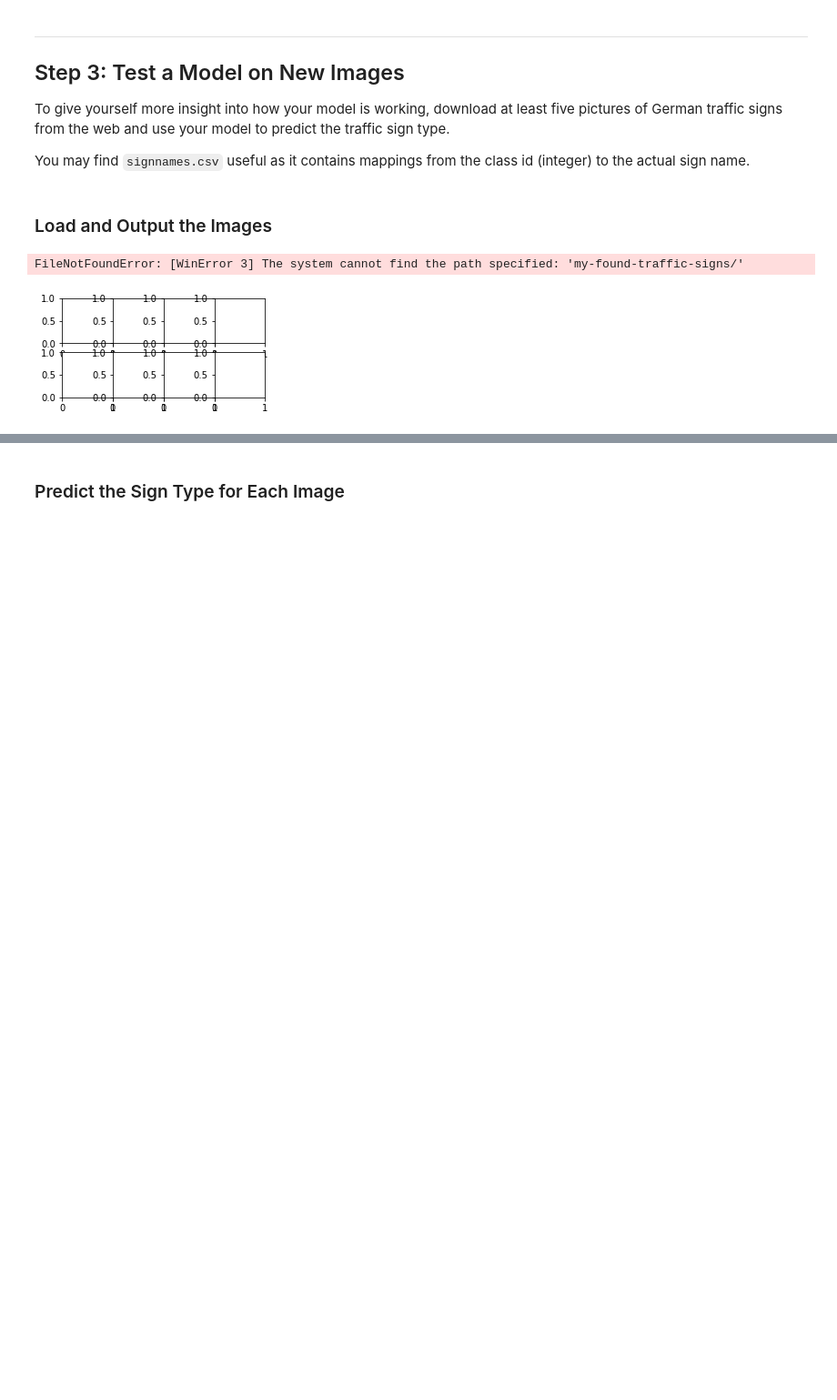
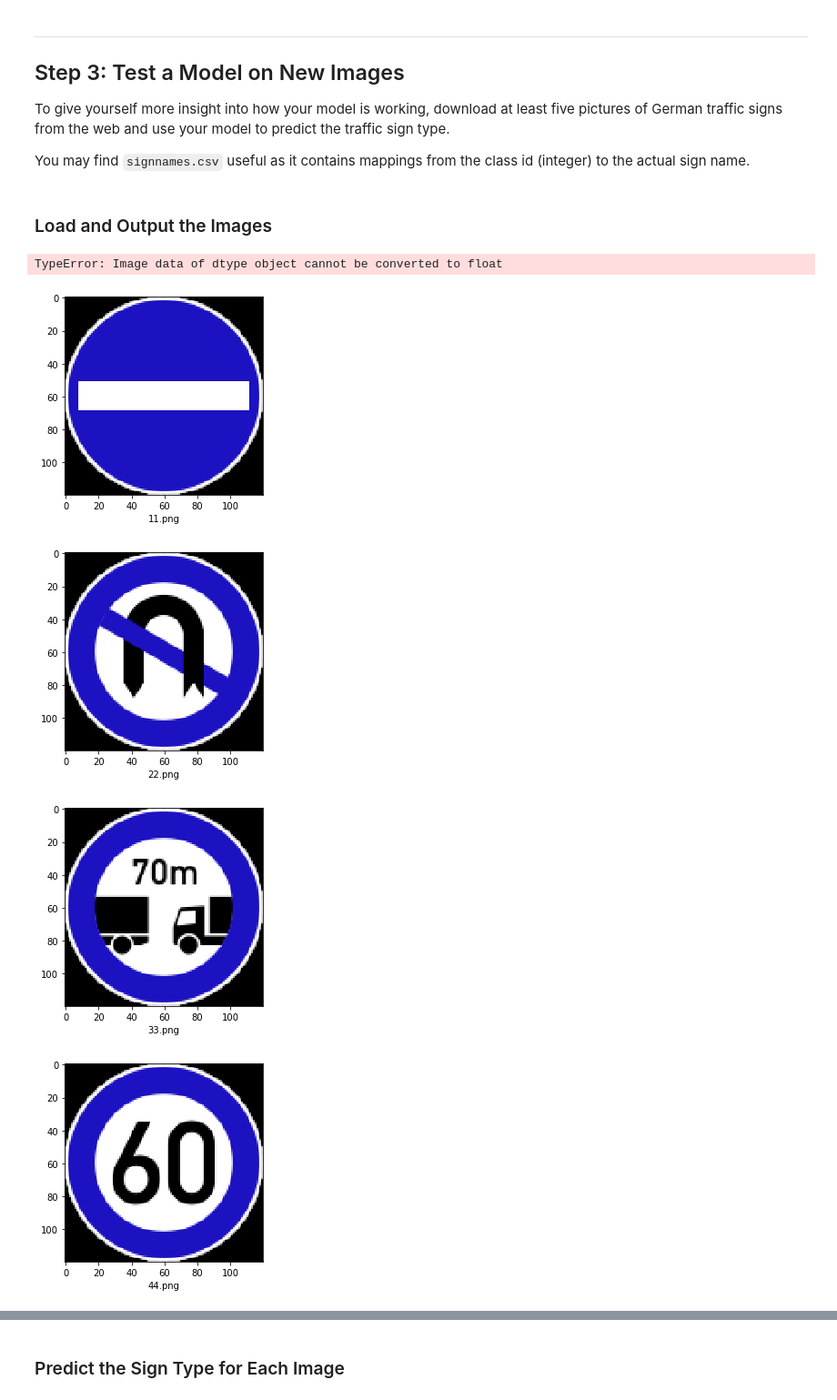
Before and after one commit to Hyun5/CarND-Traffic-Sign-Classifier-Project, a Jupyter notebook: Traffic_Sign_Classifier.ipynb, the cells around one changed output, grey strips where cells are left out. Shown at 91% size. Drawn from its saved outputs; the diff is of its cells as text; code cells hidden in the pictures; blank space fills up the shorter version.

```diff
--- a/Traffic_Sign_Classifier.ipynb
+++ b/Traffic_Sign_Classifier.ipynb
@@ -354,29 +354,24 @@ You may find `signnames.csv` useful as it contains mappings from the class id (i
 # %%
 ### Load the images and plot them here.
 ### Feel free to use as many code cells as needed.
 
 import os
 import matplotlib.image as mpimg
-
-fig, axs = plt.subplots(2,4, figsize=(4, 2))
-fig.subplots_adjust(hspace = .2, wspace=.001)
-axs = axs.ravel()
+import cv2
 
 my_images = []
 
-for i, img in enumerate(os.listdir('my-found-traffic-signs/')):
-    image = cv2.imread('my-found-traffic-signs/' + img)
-    axs[i].axis('off')
-    axs[i].imshow(cv2.cvtColor(image, cv2.COLOR_BGR2RGB))
+for i, img in enumerate(os.listdir('my_traffic_signs/')):
+    image = cv2.imread('my_traffic_signs/'+ img)
     my_images.append(image)
+    plt.figure()
+    plt.xlabel(img)
+    plt.imshow(image)
 
 my_images = np.asarray(my_images)
-
-my_images_gry = np.sum(my_images/3, axis=3, keepdims=True)
-
-my_images_normalized = (my_images_gry - 128)/128
-
-print(my_images_normalized.shape)
 # %% [output]
-FileNotFoundError: [WinError 3] The system cannot find the path specified: 'my-found-traffic-signs/'
+TypeError: Image data of dtype object cannot be converted to float
-[figure, old version]
+[figure, new version]
+[figure, added]
+[figure, added]
+[figure, added]
```
Also changed, not shown: parts of 1 cell of this notebook.
